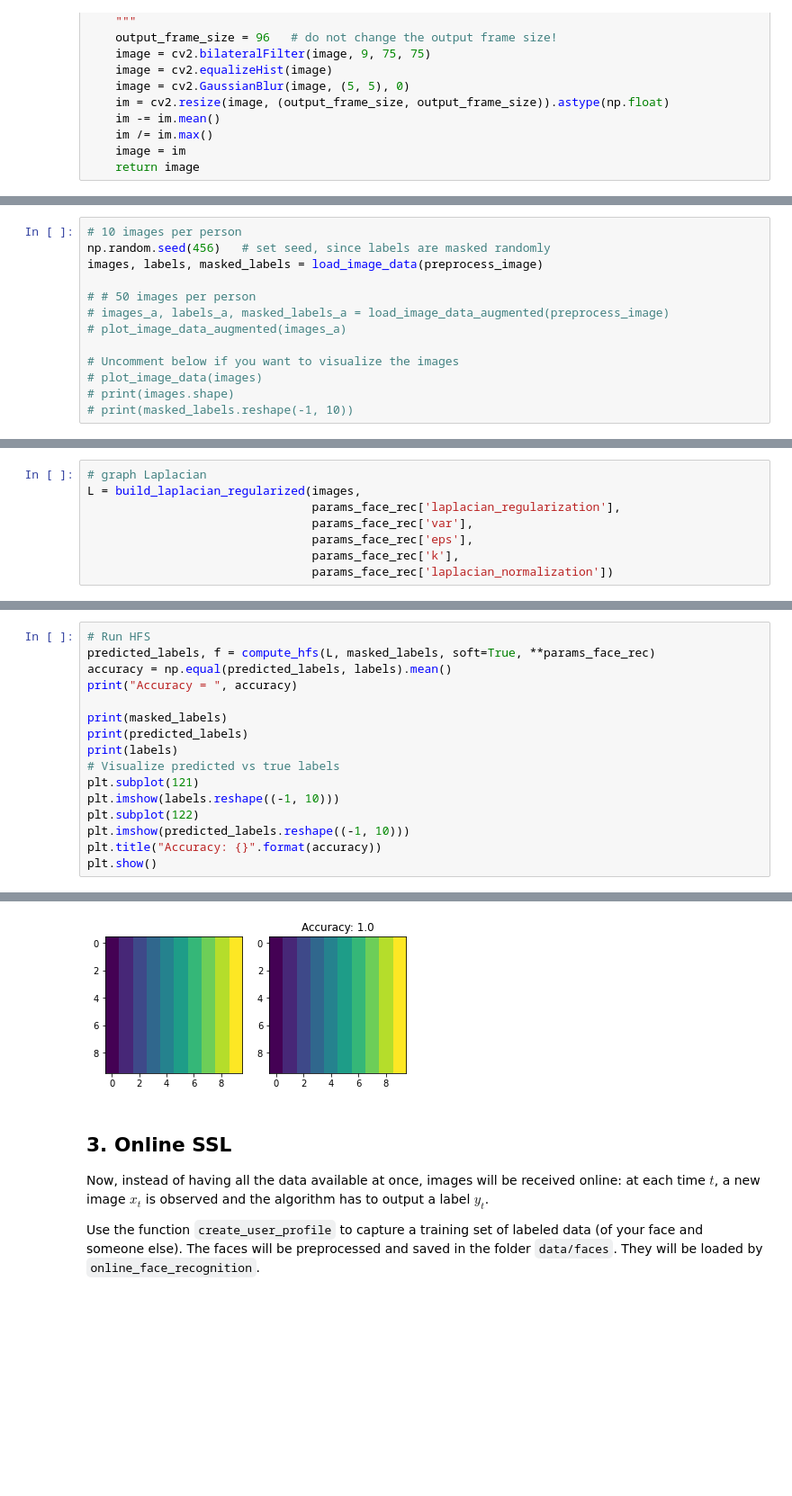
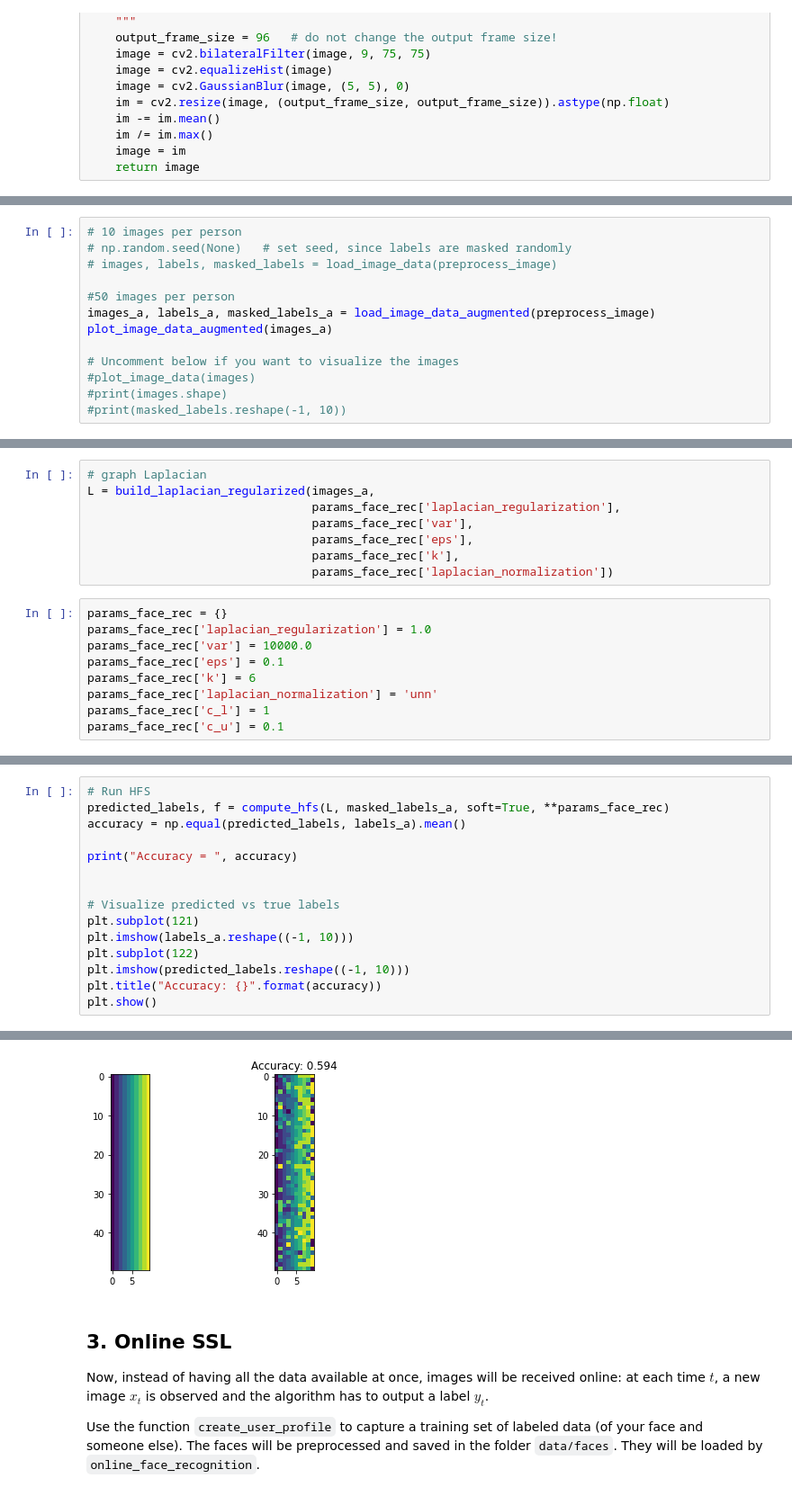
Before and after one commit to LeoGrin/graphsmlexercises, a Jupyter notebook: semi_supervised_learning/SSL.ipynb, the cells around one changed output, grey strips where cells are left out. Shown at 90% size. Drawn from its saved outputs; the diff is of its cells as text; blank space fills up the shorter version.

```diff
--- a/semi_supervised_learning/SSL.ipynb
+++ b/semi_supervised_learning/SSL.ipynb
@@ -328,13 +456,13 @@ def preprocess_image(image):
 # %%
 # 10 images per person
-np.random.seed(456)   # set seed, since labels are masked randomly
-images, labels, masked_labels = load_image_data(preprocess_image)
+# np.random.seed(None)   # set seed, since labels are masked randomly
+# images, labels, masked_labels = load_image_data(preprocess_image)
 
-# # 50 images per person
-# images_a, labels_a, masked_labels_a = load_image_data_augmented(preprocess_image)
-# plot_image_data_augmented(images_a)
+#50 images per person
+images_a, labels_a, masked_labels_a = load_image_data_augmented(preprocess_image)
+plot_image_data_augmented(images_a)
 
 # Uncomment below if you want to visualize the images
-# plot_image_data(images)
-# print(images.shape)
-# print(masked_labels.reshape(-1, 10))
+#plot_image_data(images)
+#print(images.shape)
+#print(masked_labels.reshape(-1, 10))
@@ -341,8 +471,17 @@ images, labels, masked_labels = load_image_data(preprocess_image)
 # %%
 # graph Laplacian
-L = build_laplacian_regularized(images,
+L = build_laplacian_regularized(images_a,
                                 params_face_rec['laplacian_regularization'],
                                 params_face_rec['var'],
                                 params_face_rec['eps'],
                                 params_face_rec['k'],
                                 params_face_rec['laplacian_normalization'])
+# %%
+params_face_rec = {}
+params_face_rec['laplacian_regularization'] = 1.0
+params_face_rec['var'] = 10000.0
+params_face_rec['eps'] = 0.1
+params_face_rec['k'] = 6
+params_face_rec['laplacian_normalization'] = 'unn'
+params_face_rec['c_l'] = 1
+params_face_rec['c_u'] = 0.1
@@ -349,15 +496,14 @@ L = build_laplacian_regularized(images,
 # %%
 # Run HFS
-predicted_labels, f = compute_hfs(L, masked_labels, soft=True, **params_face_rec)
-accuracy = np.equal(predicted_labels, labels).mean()
+predicted_labels, f = compute_hfs(L, masked_labels_a, soft=True, **params_face_rec)
+accuracy = np.equal(predicted_labels, labels_a).mean()
+
 print("Accuracy = ", accuracy)
 
-print(masked_labels)
-print(predicted_labels)
-print(labels)
+
 # Visualize predicted vs true labels
 plt.subplot(121)
-plt.imshow(labels.reshape((-1, 10)))
+plt.imshow(labels_a.reshape((-1, 10)))
 plt.subplot(122)
 plt.imshow(predicted_labels.reshape((-1, 10)))
 plt.title("Accuracy: {}".format(accuracy))
@@ -383,4 +513,4 @@ Accuracy =  1.0
-[figure, old version]
+[figure, new version]
 # %% [markdown]
 ## 3. Online SSL
 
```
Also changed, not shown: parts of 24 cells of this notebook.
